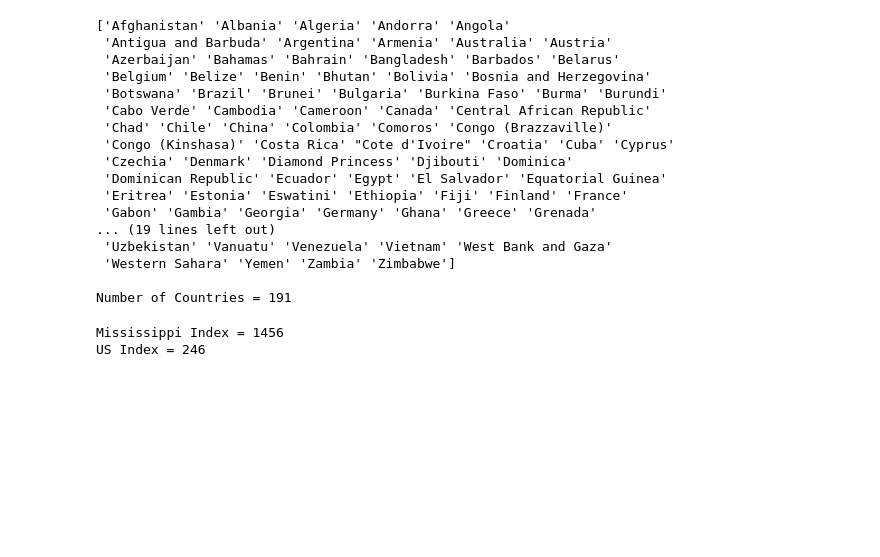
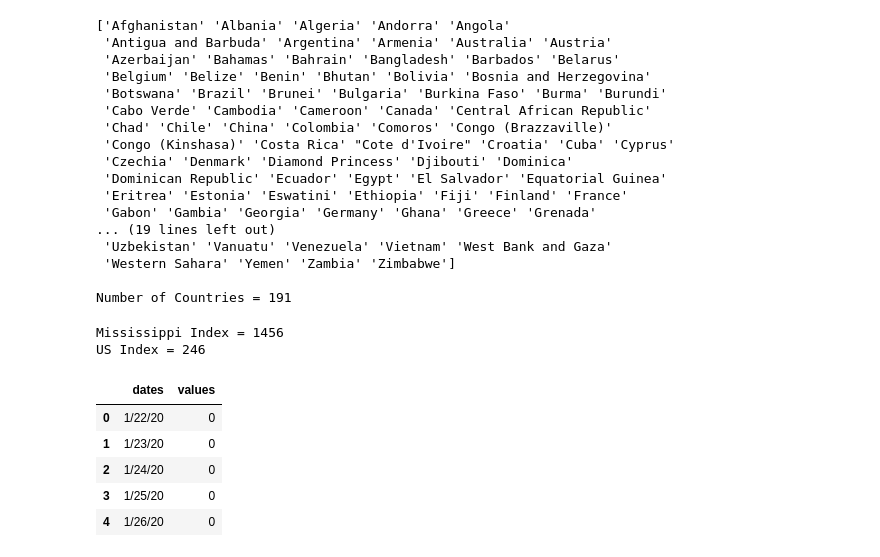
Before and after one commit to atkinssamuel/COVID-19-projection, a Jupyter notebook: project/atkins_1002951754_finalproject.ipynb, the cells around one changed output. Drawn from its saved outputs; the diff is of its cells as text; code cells hidden in the pictures; blank space fills up the shorter version.

```diff
--- a/project/atkins_1002951754_finalproject.ipynb
+++ b/project/atkins_1002951754_finalproject.ipynb
@@ -125,3 +125,14 @@ print("US Index =", get_index(gb, "US"))
 # %% [output]
 Mississippi Index = 1456
 US Index = 246
+# %%
+sweden_index = get_index(gb, "Sweden")
+sweden = create_time_series(gb, sweden_index)
+sweden.head()
+# %% [output]
+|  | dates | values |
+| 0 | 1/22/20 | 0 |
+| 1 | 1/23/20 | 0 |
+| 2 | 1/24/20 | 0 |
+| 3 | 1/25/20 | 0 |
+| 4 | 1/26/20 | 0 |
```
Also changed, not shown: parts of 1 cell of this notebook.
